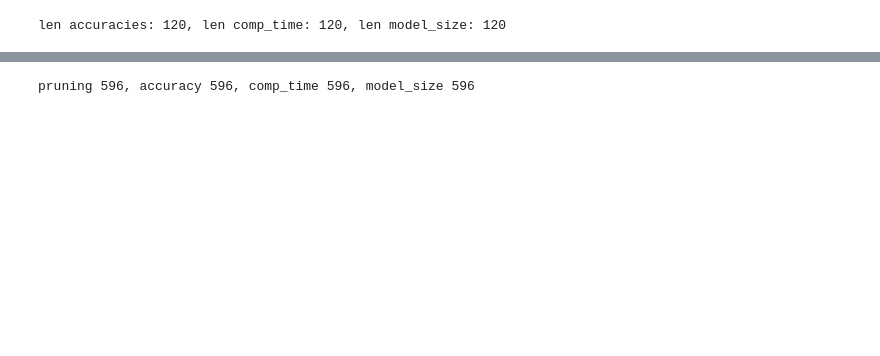
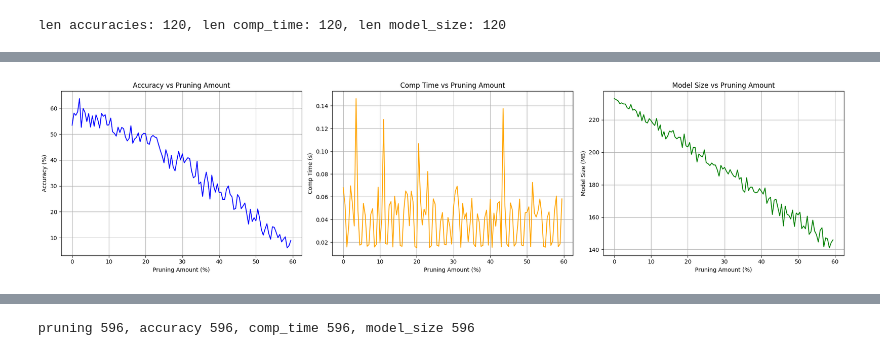
Before and after one commit to mahadevxo/DDNN-Working, a Jupyter notebook: src/pruning/taylor_series/plot_results.ipynb, the cells around one changed output, grey strips where cells are left out. Cells and saved outputs as stored; diff of their text form; code cells hidden in the pictures; blank space fills up the shorter version.

```diff
--- a/src/pruning/taylor_series/plot_results.ipynb
+++ b/src/pruning/taylor_series/plot_results.ipynb
@@ -102,6 +105,31 @@ sum(comp_time)/len(comp_time)
 # %%
 sigma = 1e-5
 smoothed_rewards = gaussian_filter1d(rewards, sigma=sigma)
+# %%
+#plot accuracy, comp_time, model_size
+plt.figure(figsize=(20, 5))
+plt.subplot(131)
+plt.plot(pruning_amounts, accuracies,  label='Accuracy',  color='blue')
+plt.xlabel('Pruning Amount (%)')
+plt.ylabel('Accuracy (%)')
+plt.title('Accuracy vs Pruning Amount')
+plt.grid()
+plt.subplot(132)
+plt.plot(pruning_amounts, comp_time,  label='Comp Time',  color='orange')
+plt.xlabel('Pruning Amount (%)')
+plt.ylabel('Comp Time (s)')
+plt.title('Comp Time vs Pruning Amount')
+plt.grid()
+plt.subplot(133)
+plt.plot(pruning_amounts, model_size,  label='Model Size',  color='green')
+plt.xlabel('Pruning Amount (%)')
+plt.ylabel('Model Size (MB)')
+plt.grid()
+plt.title('Model Size vs Pruning Amount')
+plt.tight_layout()
+plt.show()
+# %% [output]
+[figure, added]
 # %%
 import matplotlib.pyplot as plt
 plt.plot(pruning_amounts, normalize(smoothed_rewards),  label='Reward',  color='blue')
```
Also changed, not shown: parts of 15 cells of this notebook, 12 other files.
